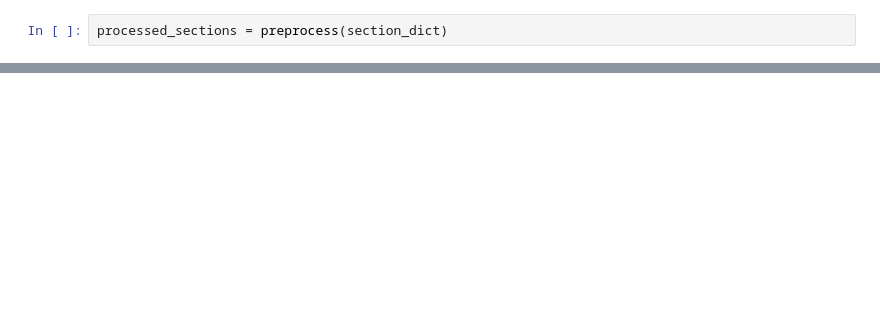
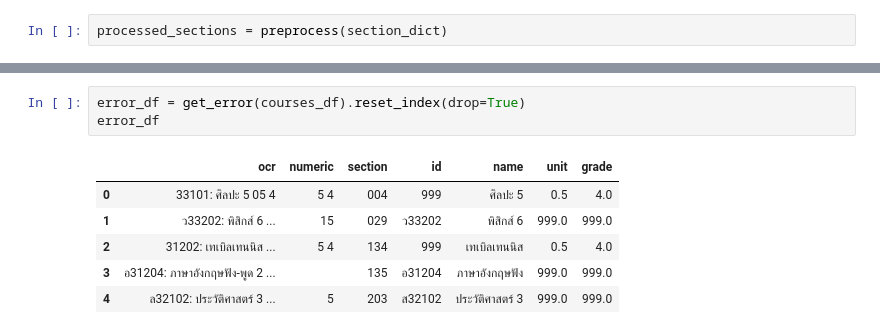
Before and after one commit to OhmSuphanat/transOCR, a Jupyter notebook: main.ipynb, the cells around one changed output, grey strips where cells are left out. Drawn from its saved outputs; the diff is of its cells as text; blank space fills up the shorter version.

```diff
--- a/main.ipynb
+++ b/main.ipynb
@@ -68,0 +44,10 @@ courses_df
+# %%
+error_df = get_error(courses_df).reset_index(drop=True)
+error_df
+# %% [output]
+|  | ocr | numeric | section | id | name | unit | grade |
+| 0 | 33101: ศิลปะ 5 05 4 | 5 4 | 004 | 999 | ศิลปะ 5 | 0.5 | 4.0 |
+| 1 | ว33202: พิสิกส์ 6 ... | 15 | 029 | ว33202 | พิสิกส์ 6 | 999.0 | 999.0 |
+| 2 | 31202: เทเบิลเทนนิส ... | 5 4 | 134 | 999 | เทเบิลเทนนิส | 0.5 | 4.0 |
+| 3 | อ31204: ภาษาอังกฤษฟัง-พูด 2 ... |  | 135 | อ31204 | ภาษาอังกฤษฟัง | 999.0 | 999.0 |
+| 4 | ล32102: ประวัติศาสตร์ 3 ... | 5 | 203 | ส32102 | ประวัติศาสตร์ 3 | 999.0 | 999.0 |
```
Also changed, not shown: parts of 11 cells of this notebook, 3 other files.
